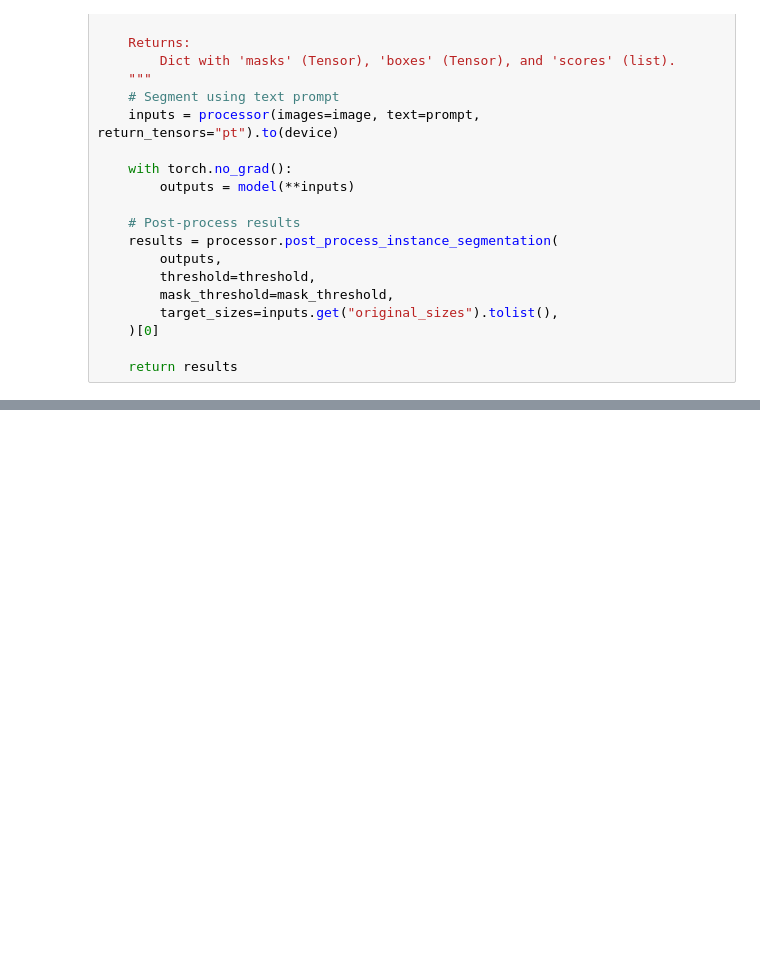
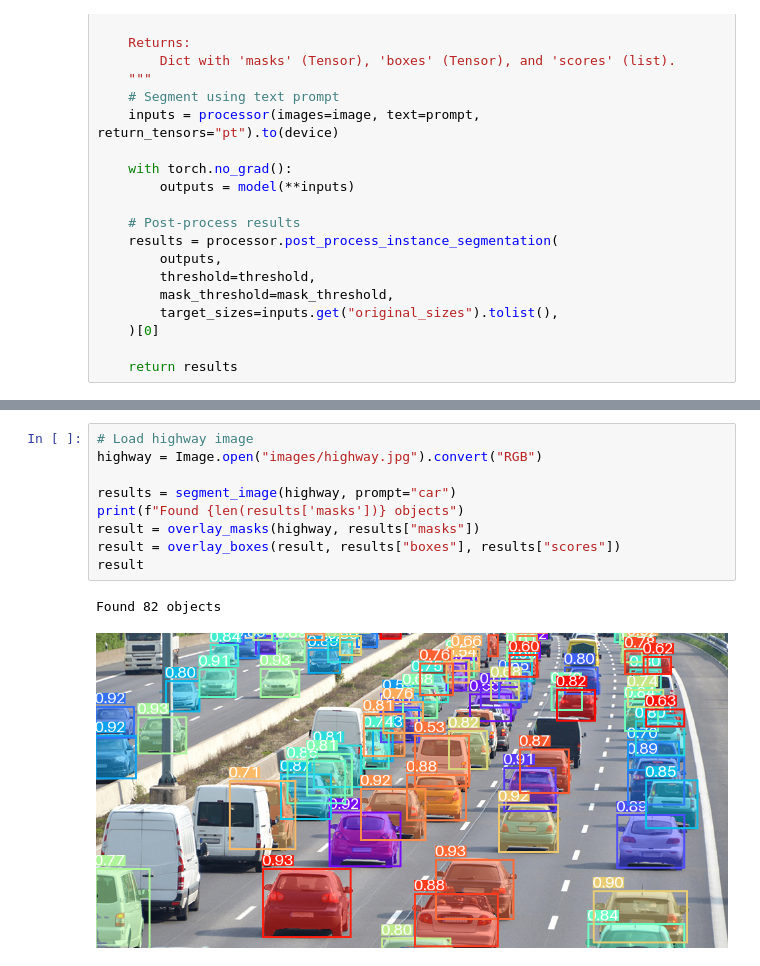
Before and after one commit to Kaweees/vision, a Jupyter notebook: examples/sam.ipynb, the cells around one changed output, grey strips where cells are left out. Cells and saved outputs as stored; diff of their text form; blank space fills up the shorter version.

```diff
--- a/examples/sam.ipynb
+++ b/examples/sam.ipynb
@@ -74,0 +100,12 @@ Found 2 objects
+# %%
+# Load highway image
+highway = Image.open("images/highway.jpg").convert("RGB")
+
+results = segment_image(highway, prompt="car")
+print(f"Found {len(results['masks'])} objects")
+result = overlay_masks(highway, results["masks"])
+result = overlay_boxes(result, results["boxes"], results["scores"])
+result
+# %% [output]
+Found 82 objects
+[figure, added]
```
Also changed, not shown: parts of 3 cells of this notebook, 4 other files.
